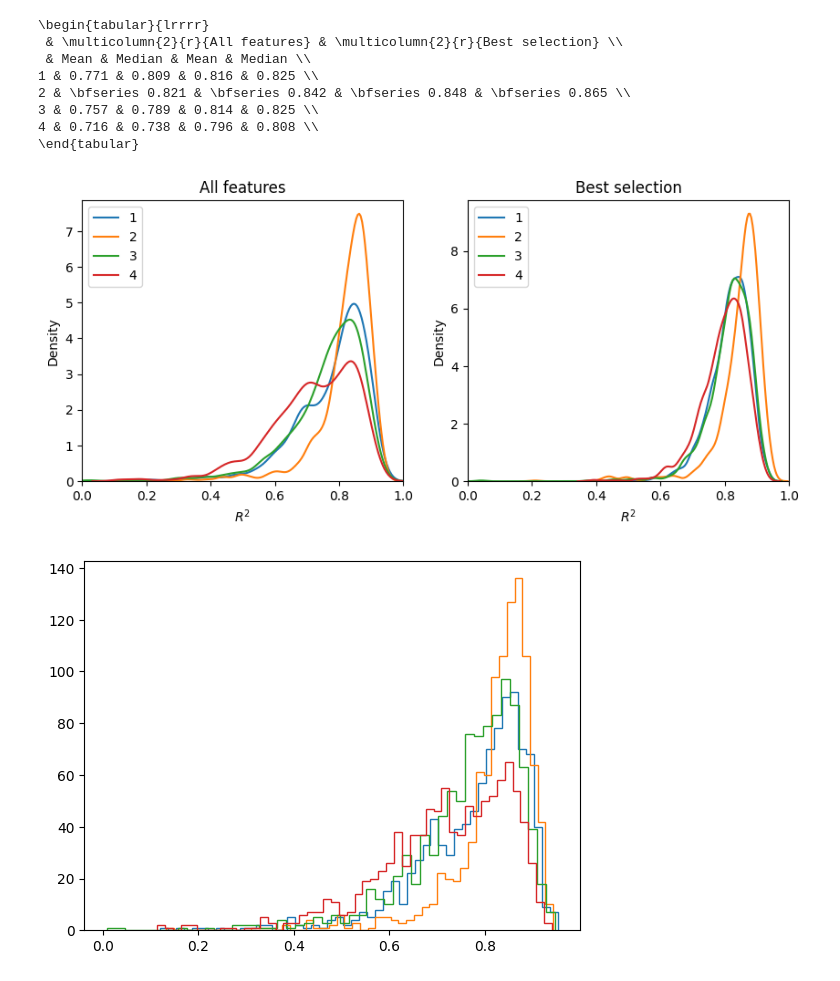
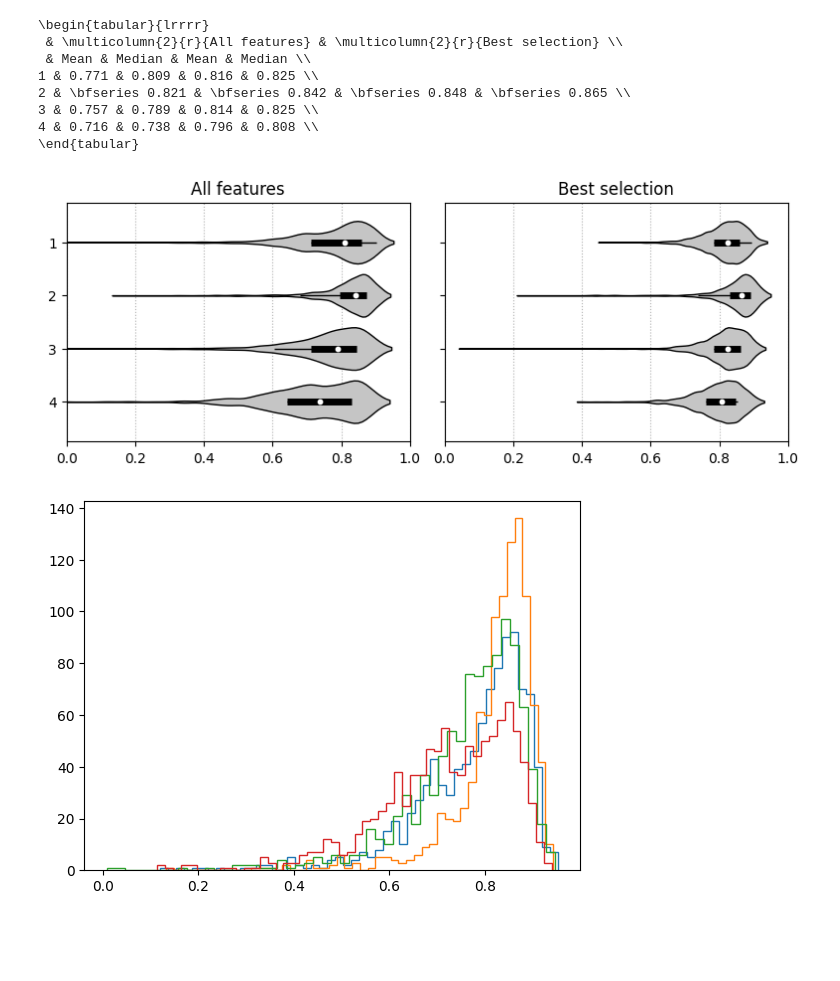
Before and after one commit to carpelli/tfm, a Jupyter notebook: tfm/notebooks/regression.ipynb, the cells around one changed output. Drawn from its saved outputs; the diff is of its cells as text; code cells hidden in the pictures; blank space fills up the shorter version.

```diff
--- a/tfm/notebooks/regression.ipynb
+++ b/tfm/notebooks/regression.ipynb
@@ -277,7 +341,7 @@ best_selection_table(results, samplers)
 # %%
 results_random = np.array([
 	results_for_sampler(1, files)
-	for files in utils.get_files(1, sampler='Random')
+	for files in get_files(1, sampler='Random')
 ])
 
 print(results_table(results_random).to_latex())
@@ -291,10 +355,10 @@ print(results_table(results_random).to_latex())
 4 & 0.716 & 0.738 & 0.796 & 0.808 \\
 \end{tabular}
 # %%
-plot_kdes(results_random, bw=0.2)
-plt.savefig('results/figures/task1_kde_random.pdf', bbox_inches='tight')
+violin(results_random, figsize=(8,3), sort=False)
+plt.savefig('notebooks/out/figures/task1_violin_random.pdf', bbox_inches='tight')
 # %% [output]
-[figure, old version]
+[figure, new version]
 # %%
 for res in np.array(results_random)[:,-1]:
 	plt.hist(res[res>=0], bins=50, histtype='step')
```
Also changed, not shown: parts of 11 cells of this notebook, 2 other files.
